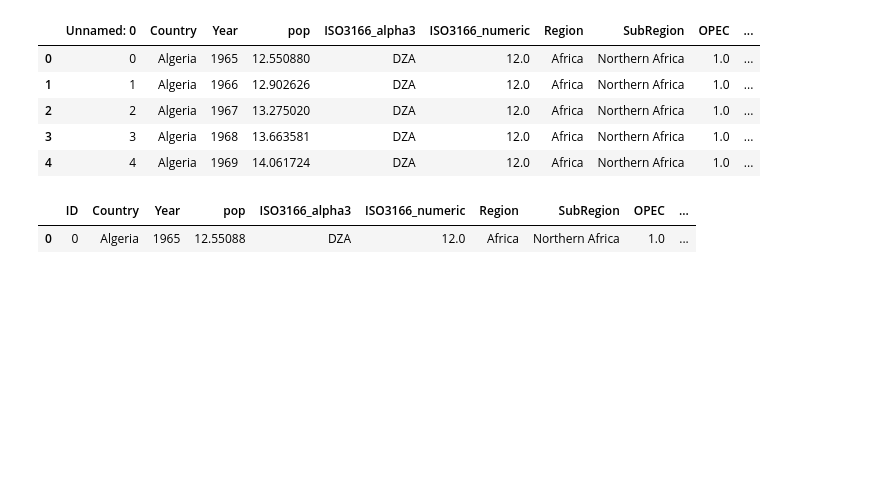
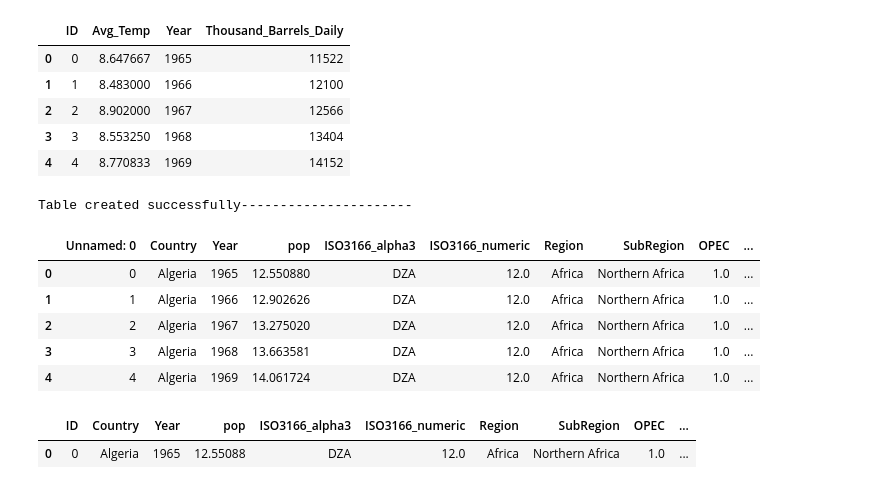
Before and after one commit to 0xyyyy/Climate_project, a Jupyter notebook: app.ipynb, the cells around one changed output. Drawn from its saved outputs; the diff is of its cells as text; code cells hidden in the pictures; blank space fills up the shorter version.

```diff
--- a/app.ipynb
+++ b/app.ipynb
@@ -5,4 +5,12 @@ import datetime
 import csv
 import sqlite3
 # %%
-bp_df = pd.read_csv("oil_con_by_year_country.csv")
+temp_vs_oil = pd.read_csv("MachineLearning/temperature_vs_oil.csv")
+temp_vs_oil.head()
+# %% [output]
+|  | ID | Avg_Temp | Year | Thousand_Barrels_Daily |
+| 0 | 0 | 8.647667 | 1965 | 11522 |
+| 1 | 1 | 8.483000 | 1966 | 12100 |
+| 2 | 2 | 8.902000 | 1967 | 12566 |
+| 3 | 3 | 8.553250 | 1968 | 13404 |
+| 4 | 4 | 8.770833 | 1969 | 14152 |
@@ -9,3 +21,23 @@ bp_df = pd.read_csv("oil_con_by_year_country.csv")
+# %%
+conn = sqlite3.connect(db_file)
+
+cursor = conn.cursor()
+
+sql = '''CREATE TABLE tempOil(
+    ID INT PRIMARY KEY,
+    Avg_Temp FLOAT,
+    Year INT,
+    Thousand_Barrels_Daily INT
+)'''
+
+cursor.execute(sql)
+print("Table created successfully----------------------")
+
+conn.commit()
+
+conn.close()
+# %% [output]
+Table created successfully----------------------
 # %%
 bp_df.head()
 # %% [output]
```
Also changed, not shown: parts of 4 cells of this notebook, 50 other files.
